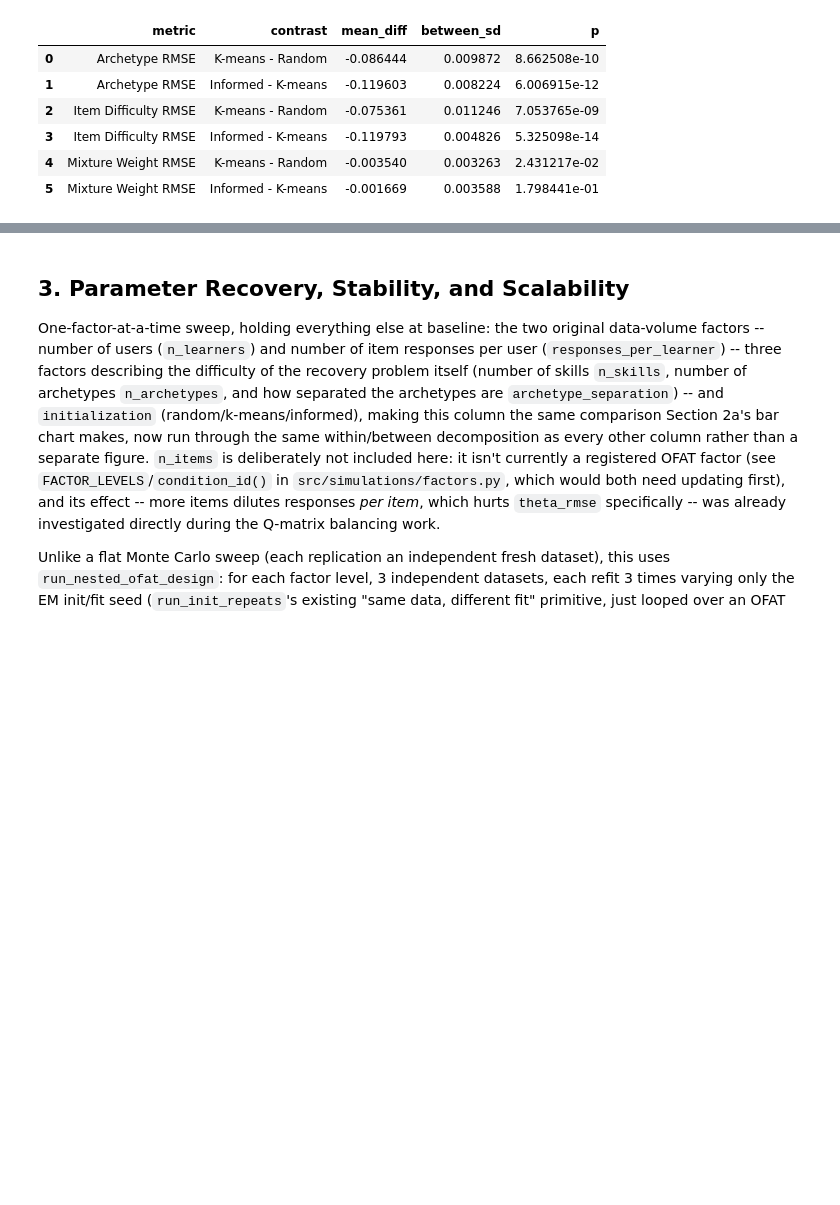
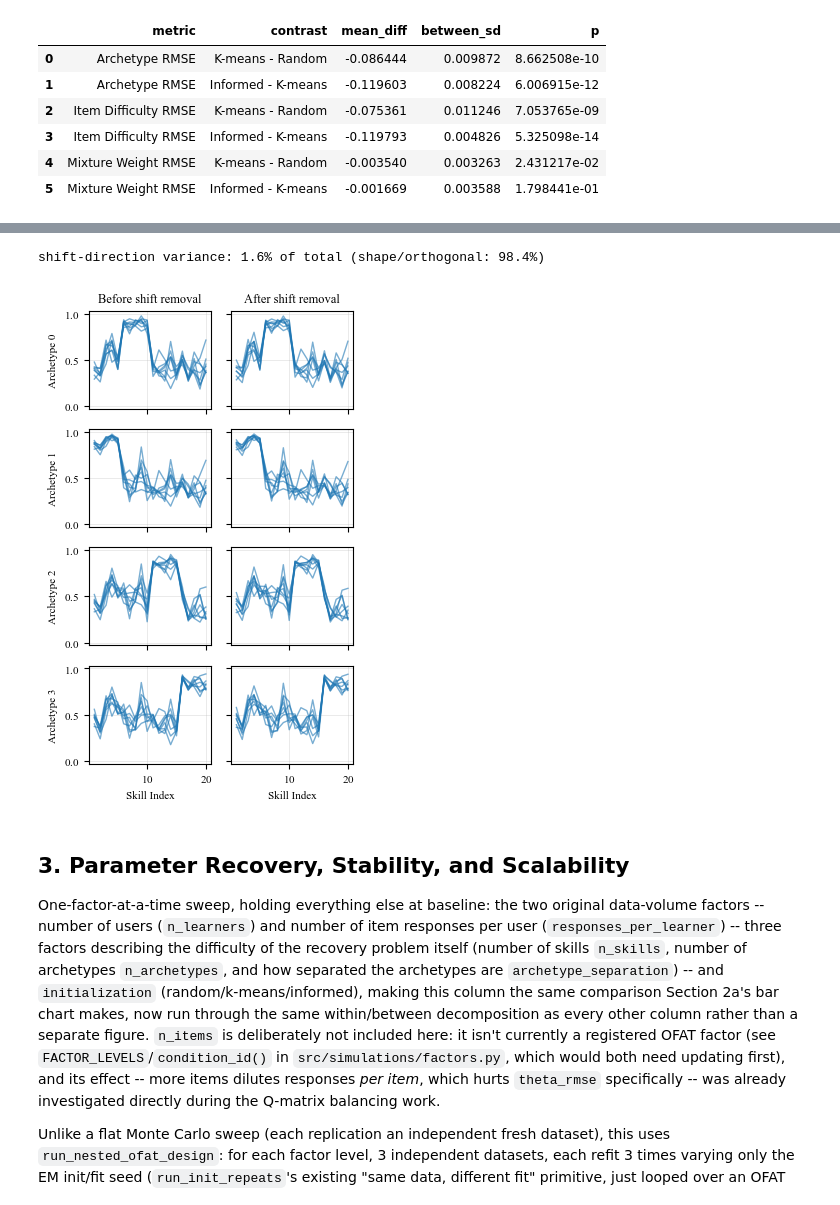
Before and after one commit to lentin26/mixture-of-latent-archetypes, a Jupyter notebook: notebooks/simulation-study.ipynb, the cells around one changed output, grey strips where cells are left out. Drawn from its saved outputs; the diff is of its cells as text; code cells hidden in the pictures; blank space fills up the shorter version.

```diff
--- a/notebooks/simulation-study.ipynb
+++ b/notebooks/simulation-study.ipynb
@@ -316,3 +331,55 @@ pd.DataFrame(contrast_rows)
+# %%
+import numpy as np
+import matplotlib.pyplot as plt
+from scipy.special import logit, expit
+from dataclasses import replace
+from src.simulations.run import run_init_repeats
+from src.simulations.metrics import align_components
+from src.simulations.viz import _savefig
+
+shift_check_cond = replace(init_compare_condition, initialization="random")
+shift_check_results = run_init_repeats(shift_check_cond, data_seed=0, n_repeats=8)
+shift_check_mus = [np.clip(r.model.mu, 1e-6, 1 - 1e-6) for r in shift_check_results]
+
+ref = shift_check_mus[0]
+aligned = [ref] + [m[align_components(ref, m)] for m in shift_check_mus[1:]]
+eta = np.stack([logit(m) for m in aligned])  # (n_repeats, M, K)
+n_repeats, M, K = eta.shape
+
+flat = eta.reshape(n_repeats, -1)
+global_shift = flat.mean(axis=1)
+total_var = flat.var(axis=0, ddof=1).sum()
+shift_var = (M * K) * global_shift.var(ddof=1)
+print(f"shift-direction variance: {100 * shift_var / total_var:.1f}% of total "
+      f"(shape/orthogonal: {100 * (1 - shift_var / total_var):.1f}%)")
+
+# Shift-corrected: replace each repeat's own shift with the across-repeat
+# mean shift, so the "after" panel sits at a comparable scale to "before"
+# rather than being recentered to mu=0.5.
+corrected_flat = flat - global_shift[:, None] + global_shift.mean()
+mu_corrected = expit(corrected_flat.reshape(n_repeats, M, K))
+
+skills = np.arange(1, K + 1)
+fig, axes = plt.subplots(M, 2, figsize=figsize("acm-sigconf-column", fraction=1.0, aspect=1.6),
+                          sharex=True, sharey=True)
+for m_idx in range(M):
+    ax_before, ax_after = axes[m_idx]
+    for i in range(n_repeats):
+        ax_before.plot(skills, aligned[i][m_idx], color="#1f77b4", alpha=0.6, linewidth=1)
+        ax_after.plot(skills, mu_corrected[i, m_idx], color="#1f77b4", alpha=0.6, linewidth=1)
+    axes[m_idx, 0].set_ylabel(f"Archetype {m_idx}", fontsize=8)
+    for ax in (ax_before, ax_after):
+        ax.grid(alpha=0.3, linewidth=0.6)
+        ax.set_ylim(-0.03, 1.03)
+axes[0, 0].set_title("Before shift removal", fontsize=9)
+axes[0, 1].set_title("After shift removal", fontsize=9)
+axes[-1, 0].set_xlabel("Skill Index", fontsize=8)
+axes[-1, 1].set_xlabel("Skill Index", fontsize=8)
+fig.tight_layout()
+_savefig(fig, "figures/shift_removal_check.pdf")
+# %% [output]
+shift-direction variance: 1.6% of total (shape/orthogonal: 98.4%)
+[figure, added]
 # %% [markdown]
 ## 3. Parameter Recovery, Stability, and Scalability
 
```
Also changed, not shown: parts of 1 cell of this notebook, 1 other file.
